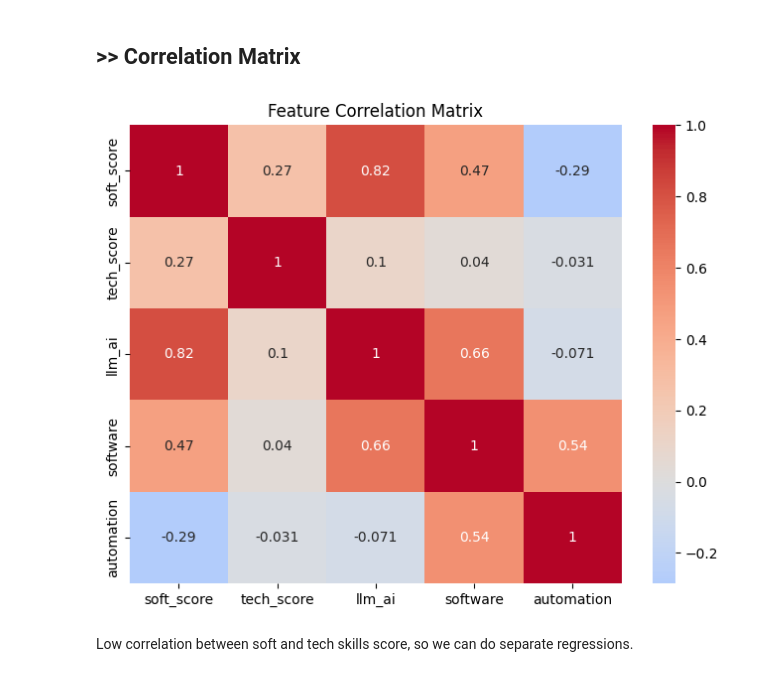
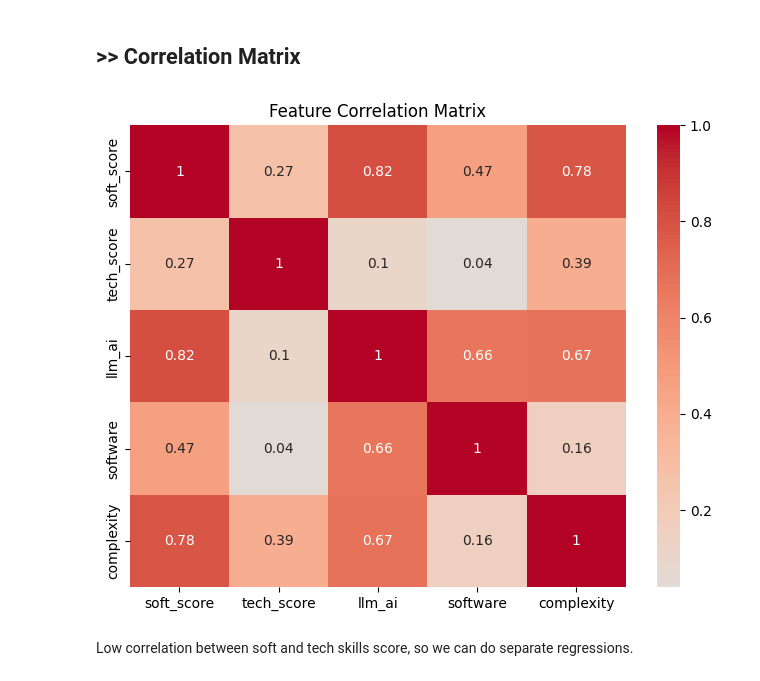
Before and after one commit to pradervonsky/haste, a Jupyter notebook: hr_skills.ipynb, the cells around one changed output. Drawn from its saved outputs; the diff is of its cells as text; code cells hidden in the pictures.

```diff
--- a/hr_skills.ipynb
+++ b/hr_skills.ipynb
@@ -153,5 +150,5 @@ df2 = pd.read_excel("datasets/ali.xlsx")
 # %%
 ali = df2.copy()
-ali = ali.iloc[:,  [0, 1, 4, 6, 3]]
+ali = ali.iloc[:,  [0, 1, 2, 3, 4, 5, 6]]
 ali.head()
 # %% [output]
@@ -178,7 +189,8 @@ ali = (
     .agg(
         llm_ai=("llm_ai", "mean"),
         software=("software", "mean"),
-        automation=("automation", "mean")
+        automation=("automation", "mean"),
+        complexity=("complexity", "mean")
     )
     .reset_index()
 )
@@ -228,14 +241,14 @@ dtype: int64
 # %% [markdown]
 ## >> Correlation Matrix
 # %%
-num_cols = ['soft_score', 'tech_score', 'llm_ai', 'software', 'automation']
+num_cols = ['soft_score', 'tech_score', 'llm_ai', 'software', 'complexity']
 corr = df[num_cols].corr()
 plt.figure(figsize=(8,6))
 sns.heatmap(corr, annot=True, cmap='coolwarm', center=0)
 plt.title('Feature Correlation Matrix')
 plt.show()
 # %% [output]
-[figure, old version]
+[figure, new version]
 # %% [markdown]
 Low correlation between soft and tech skills score, so we can do separate regressions.
 # %% [markdown]
```
Also changed, not shown: parts of 21 cells of this notebook.
